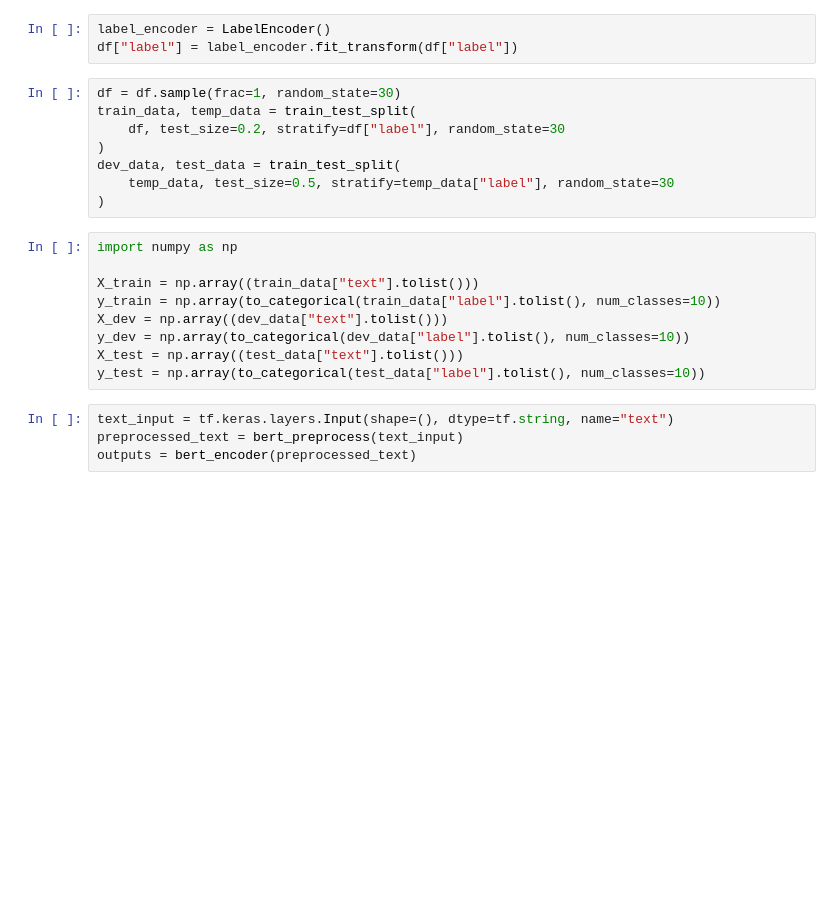
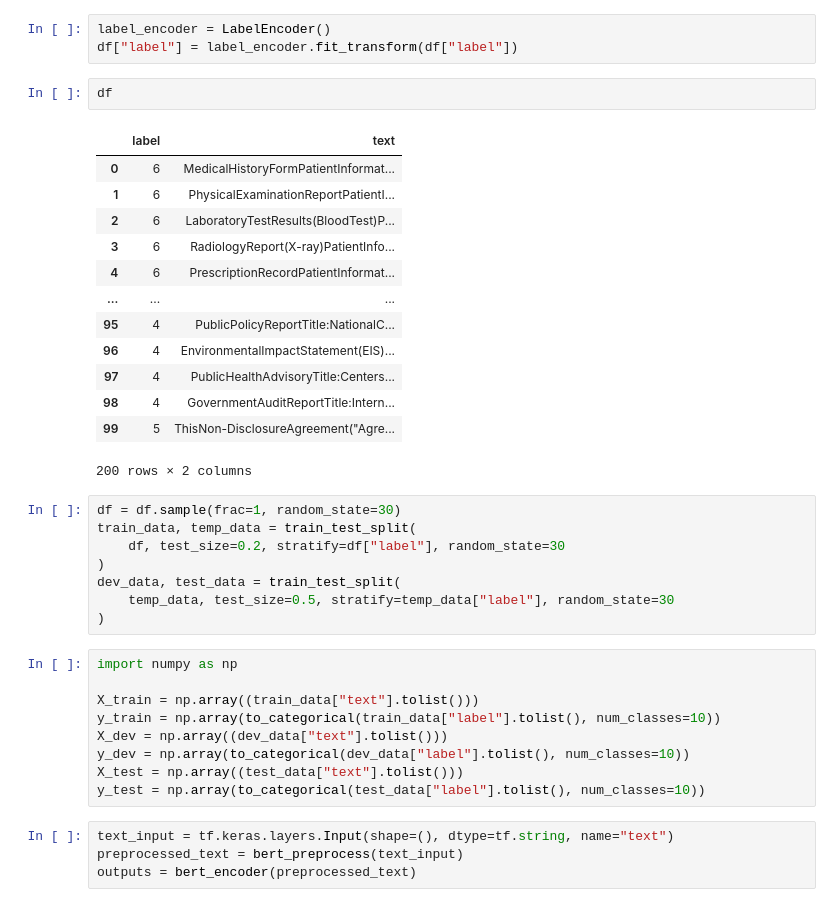
Before and after one commit to arnavpathak2003/Technomates-Adobe-DevCraft-, a Jupyter notebook: main.ipynb, the cells around one changed output. Drawn from its saved outputs; the diff is of its cells as text; blank space fills up the shorter version.

```diff
--- a/main.ipynb
+++ b/main.ipynb
@@ -48,6 +81,22 @@ bert_encoder = hub.KerasLayer(
 # %%
 label_encoder = LabelEncoder()
 df["label"] = label_encoder.fit_transform(df["label"])
+# %%
+df
+# %% [output]
+|  | label | text |
+| 0 | 6 | MedicalHistoryFormPatientInformat... |
+| 1 | 6 | PhysicalExaminationReportPatientI... |
+| 2 | 6 | LaboratoryTestResults(BloodTest)P... |
+| 3 | 6 | RadiologyReport(X-ray)PatientInfo... |
+| 4 | 6 | PrescriptionRecordPatientInformat... |
+| ... | ... | ... |
+| 95 | 4 | PublicPolicyReportTitle:NationalC... |
+| 96 | 4 | EnvironmentalImpactStatement(EIS)... |
+| 97 | 4 | PublicHealthAdvisoryTitle:Centers... |
+| 98 | 4 | GovernmentAuditReportTitle:Intern... |
+| 99 | 5 | ThisNon-DisclosureAgreement("Agre... |
+200 rows × 2 columns
 # %%
 df = df.sample(frac=1, random_state=30)
 train_data, temp_data = train_test_split(
```
Also changed, not shown: parts of 14 cells of this notebook, 3 other files.
